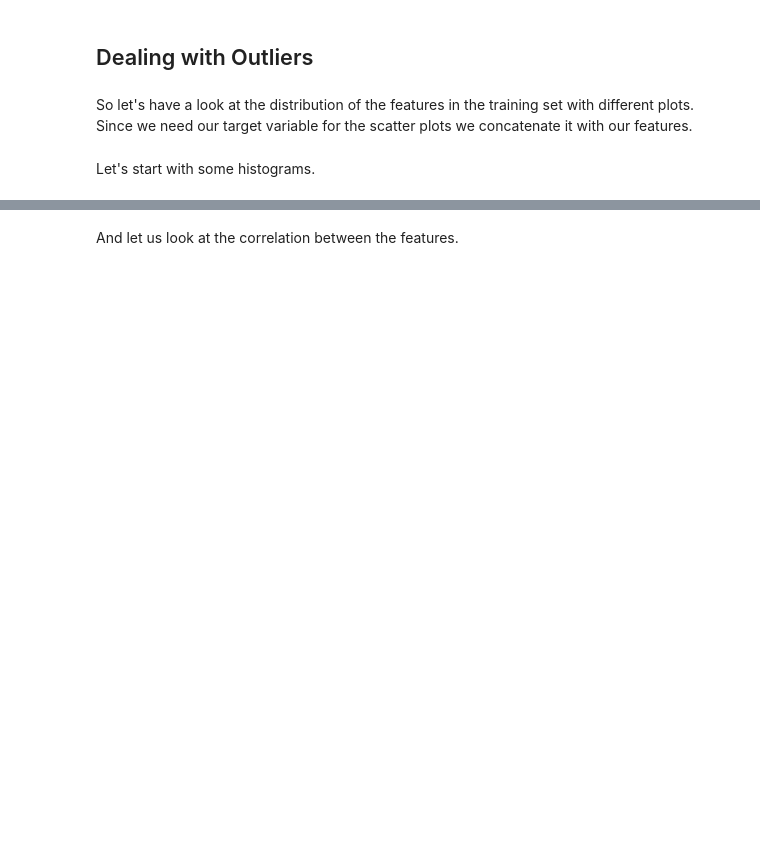
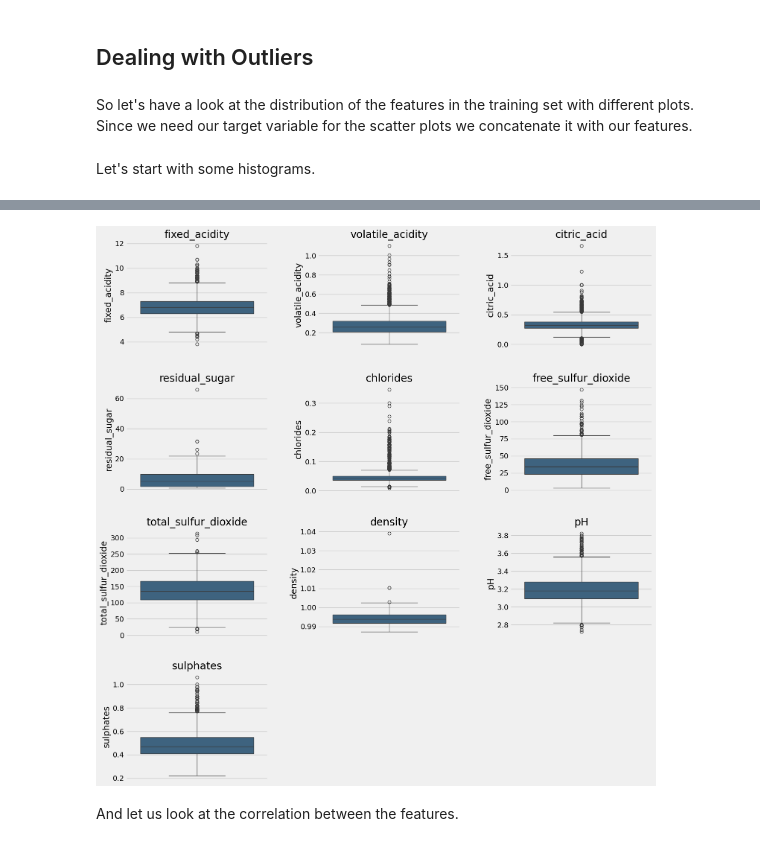
Before and after one commit to IremLeyla/ds-predictive-regression, a Jupyter notebook: 3_detecting_outliers.ipynb, the cells around one changed output, grey strips where cells are left out. Saved outputs shown, nothing was run; the diff lists cells and outputs as text; code cells hidden in the pictures; blank space fills up the shorter version.

```diff
--- a/3_detecting_outliers.ipynb
+++ b/3_detecting_outliers.ipynb
@@ -145,3 +157,18 @@ fig.tight_layout(pad=3)
+# %%
+# Plot the training data in box plots
+
+fig, ax = plt.subplots(4, 3, figsize=(16, 16))
+count = 0
+for item in X_train.columns.tolist():
+    sns.boxplot(
+        X_train[item], ax=ax[int(count / 3)][count % 3], color="#33658A"
+    ).set(title=item, xlabel="")
+    count += 1
+ax.flat[-2].set_visible(False)
+ax.flat[-1].set_visible(False)
+fig.tight_layout(pad=3)
+# %% [output]
+[figure, added]
 # %% [markdown]
 And let us look at the correlation between the features.
 # %%
```
Also changed, not shown: parts of 17 cells of this notebook, 3 other files.
